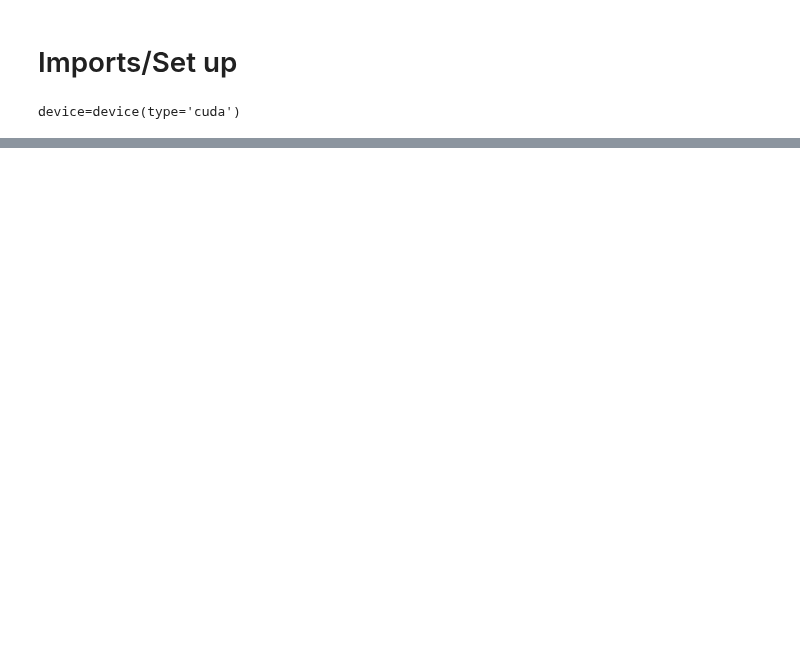
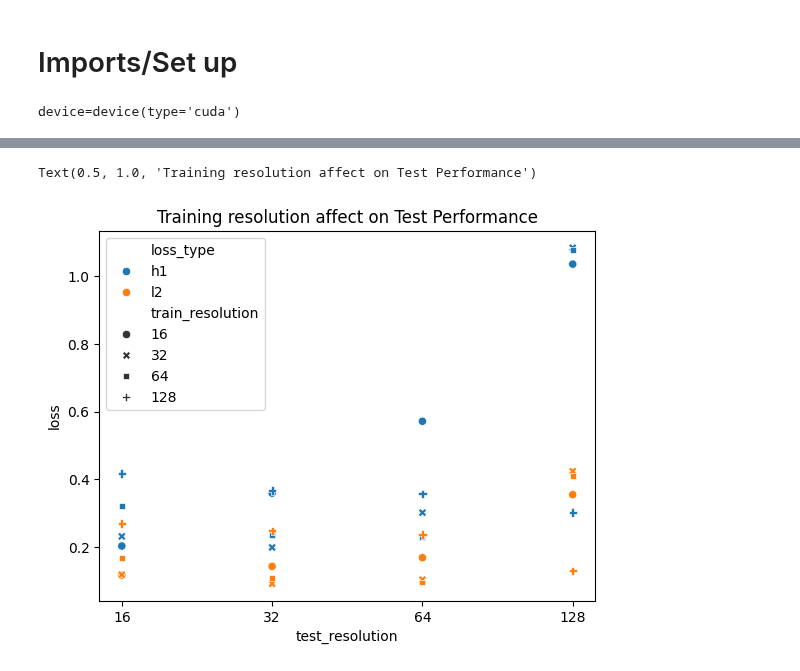
Before and after one commit to msakarvadia/operator_aliasing, a Jupyter notebook: notebooks/explore_super_resolution_hypothesis.ipynb, the cells around one changed output, grey strips where cells are left out. Cells and saved outputs as stored; diff of their text form; code cells hidden in the pictures; blank space fills up the shorter version.

Commit message:
updating multi resolution train/test results

```diff
--- a/notebooks/explore_super_resolution_hypothesis.ipynb
+++ b/notebooks/explore_super_resolution_hypothesis.ipynb
@@ -43,10 +40,0 @@ Loading test db for resolution 128 with 32 samples
-# %%
-# load darcy flow dataset
-
-train_loader, test_loaders, output_encoder = load_darcy_flow_small(
-    n_train=1000,
-    batch_size=16,
-    test_resolutions=[16, 32, 64, 128],
-    n_tests=[100, 100, 100, 100],
-    test_batch_sizes=[32, 32, 32, 32],
-)
@@ -185,0 +229,12 @@ df = pd.DataFrame(columns=['train_resolution', 'test_resolution', 'l2', 'h1'])
+# %%
+sns.scatterplot(
+    data=df,
+    x='test_resolution',
+    y='loss',
+    hue='loss_type',
+    style='train_resolution',
+)
+plt.title('Training resolution affect on Test Performance')
+# %% [output]
+Text(0.5, 1.0, 'Training resolution affect on Test Performance')
+[figure, added]
```
Also changed, not shown: parts of 14 cells of this notebook, 1 other file.
